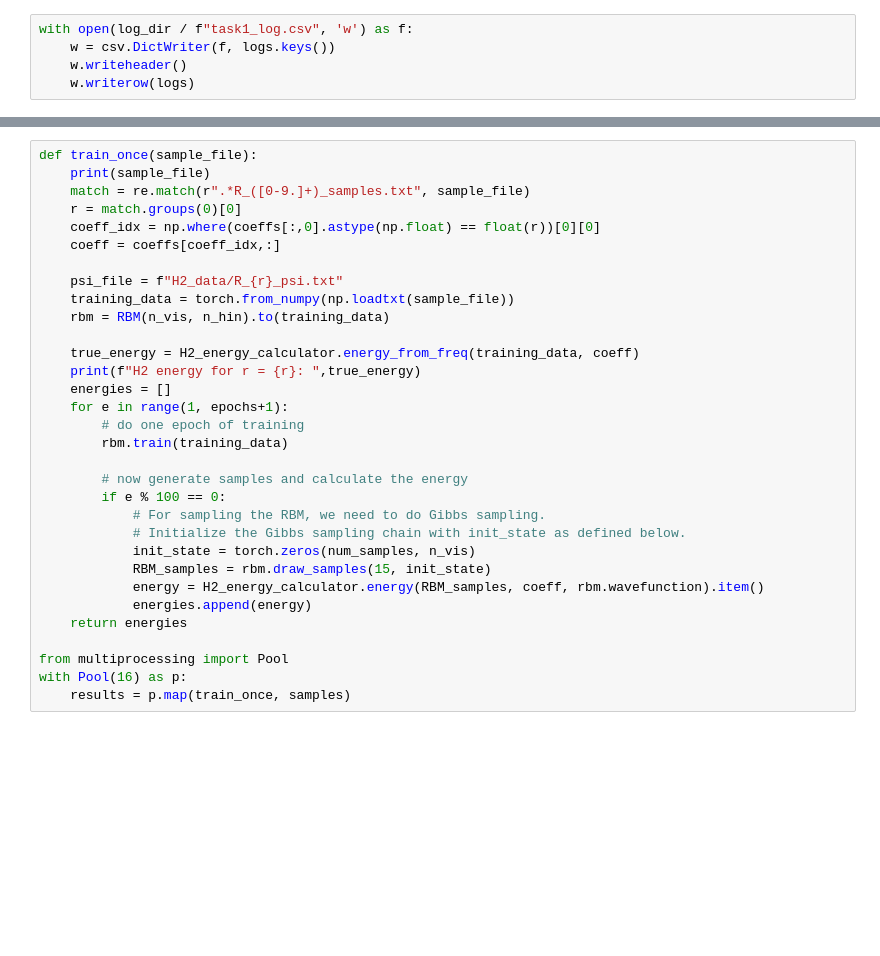
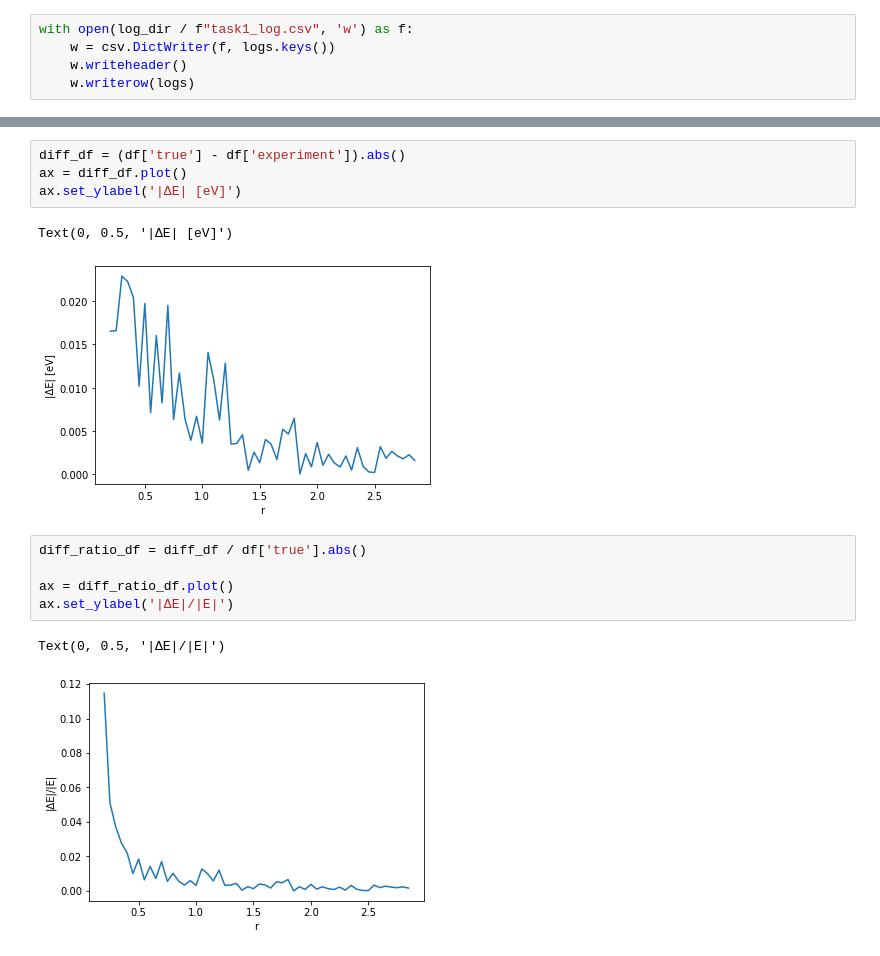
Before and after one commit to shukob/CohortProject_2020, a Jupyter notebook: Project_1_RBM_and_Tomography/Task1-solution.ipynb, the cells around one changed output, grey strips where cells are left out. Drawn from its saved outputs; the diff is of its cells as text; blank space fills up the shorter version.

```diff
--- a/Project_1_RBM_and_Tomography/Task1-solution.ipynb
+++ b/Project_1_RBM_and_Tomography/Task1-solution.ipynb
@@ -103,32 +101,15 @@ print(f"MSE: {std} [ev]")
-# %%
-def train_once(sample_file):
-    print(sample_file)
-    match = re.match(r".*R_([0-9.]+)_samples.txt", sample_file)
-    r = match.groups(0)[0]
-    coeff_idx = np.where(coeffs[:,0].astype(np.float) == float(r))[0][0]
-    coeff = coeffs[coeff_idx,:]
-
-    psi_file = f"H2_data/R_{r}_psi.txt"
-    training_data = torch.from_numpy(np.loadtxt(sample_file))
-    rbm = RBM(n_vis, n_hin).to(training_data)
-
-    true_energy = H2_energy_calculator.energy_from_freq(training_data, coeff)
-    print(f"H2 energy for r = {r}: ",true_energy)
-    energies = []
-    for e in range(1, epochs+1):
-        # do one epoch of training
-        rbm.train(training_data)
-
-        # now generate samples and calculate the energy
-        if e % 100 == 0:
-            # For sampling the RBM, we need to do Gibbs sampling.
-            # Initialize the Gibbs sampling chain with init_state as defined below.
-            init_state = torch.zeros(num_samples, n_vis)
-            RBM_samples = rbm.draw_samples(15, init_state)
-            energy = H2_energy_calculator.energy(RBM_samples, coeff, rbm.wavefunction).item()
-            energies.append(energy)
-    return energies
-
-from multiprocessing import Pool
-with Pool(16) as p:
-    results = p.map(train_once, samples)
+# %%
+diff_df = (df['true'] - df['experiment']).abs()
+ax = diff_df.plot()
+ax.set_ylabel('|ΔE| [eV]')
+# %% [output]
+Text(0, 0.5, '|ΔE| [eV]')
+[figure, added]
+# %%
+diff_ratio_df = diff_df / df['true'].abs()
+
+ax = diff_ratio_df.plot()
+ax.set_ylabel('|ΔE|/|E|')
+# %% [output]
+Text(0, 0.5, '|ΔE|/|E|')
+[figure, added]
```
Also changed, not shown: parts of 5 cells of this notebook.
